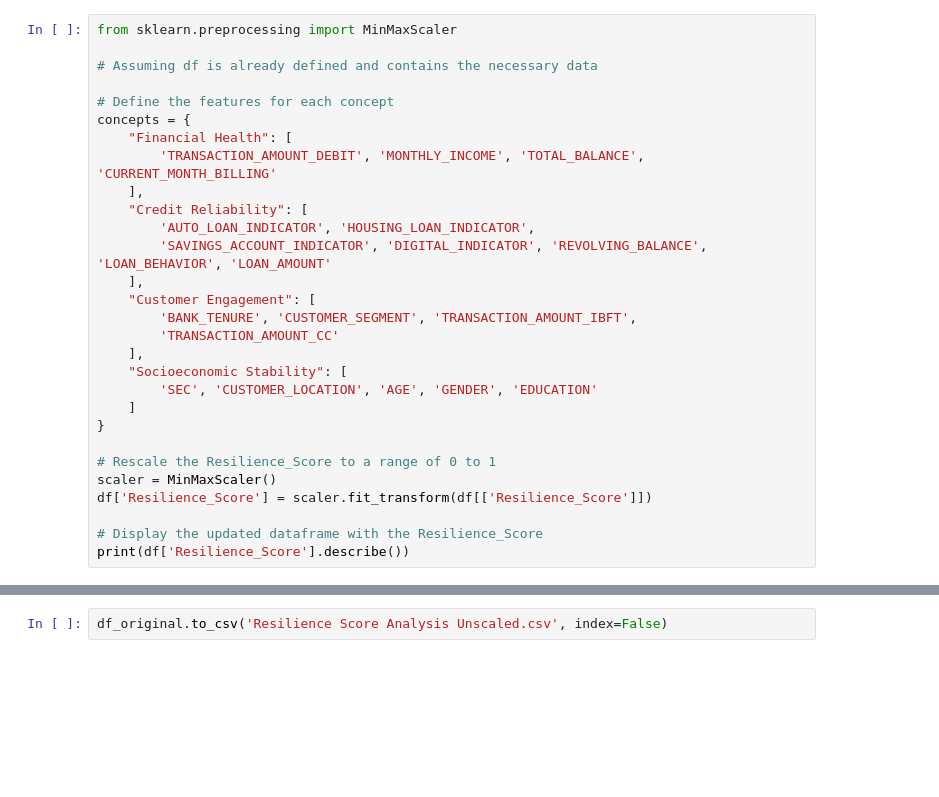
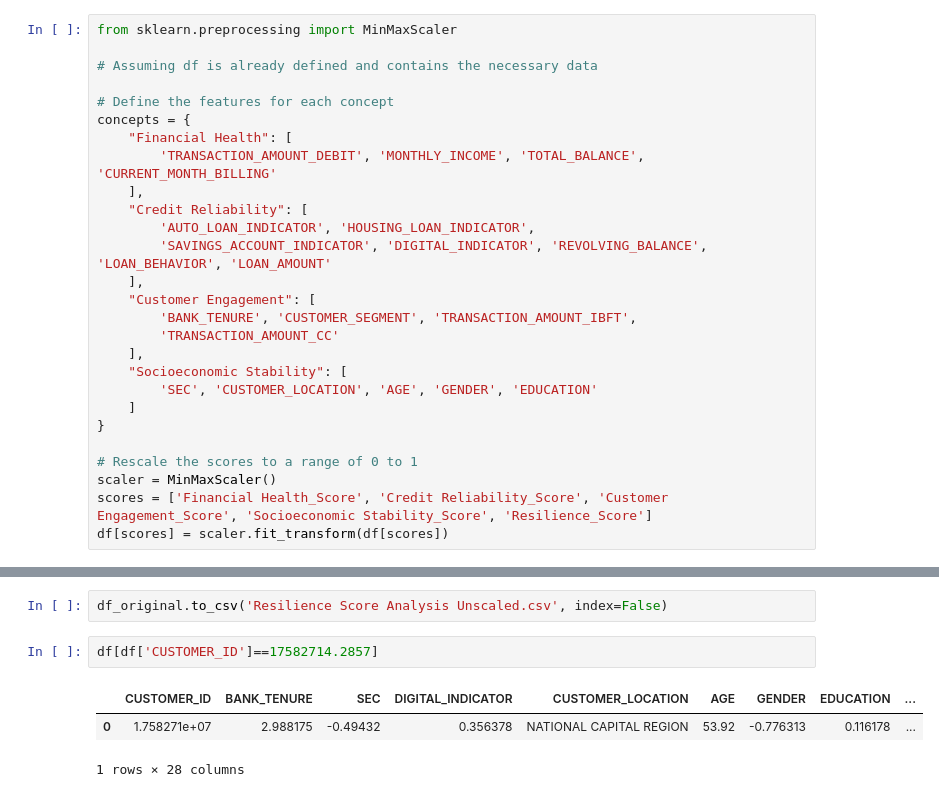
Before and after one commit to yumoldianne/ERICA, a Jupyter notebook: Data Cleaning & Resilience Score Computation (Dory).ipynb, the cells around one changed output, grey strips where cells are left out. Saved outputs shown, nothing was run; the diff lists cells and outputs as text; blank space fills up the shorter version.

Commit message:
rescaled other scores

```diff
--- a/Data Cleaning & Resilience Score Computation (Dory).ipynb
+++ b/Data Cleaning & Resilience Score Computation (Dory).ipynb
@@ -972,12 +972,10 @@ concepts = {
     ]
 }
 
-# Rescale the Resilience_Score to a range of 0 to 1
+# Rescale the scores to a range of 0 to 1
 scaler = MinMaxScaler()
-df['Resilience_Score'] = scaler.fit_transform(df[['Resilience_Score']])
-
-# Display the updated dataframe with the Resilience_Score
-print(df['Resilience_Score'].describe())
+scores = ['Financial Health_Score', 'Credit Reliability_Score', 'Customer Engagement_Score', 'Socioeconomic Stability_Score', 'Resilience_Score']
+df[scores] = scaler.fit_transform(df[scores])
 # %% [output]
 count    843.000000
 mean       0.237178
@@ -1033,3 +1031,9 @@ df_merged
 843 rows × 28 columns
 # %%
 df_original.to_csv('Resilience Score Analysis Unscaled.csv', index=False)
+# %%
+df[df['CUSTOMER_ID']==17582714.2857]
+# %% [output]
+|  | CUSTOMER_ID | BANK_TENURE | SEC | DIGITAL_INDICATOR | CUSTOMER_LOCATION | AGE | GENDER | EDUCATION | ... |
+| 0 | 1.758271e+07 | 2.988175 | -0.49432 | 0.356378 | NATIONAL CAPITAL REGION | 53.92 | -0.776313 | 0.116178 | ... |
+1 rows × 28 columns
```
Also changed, not shown: 1 other file.
